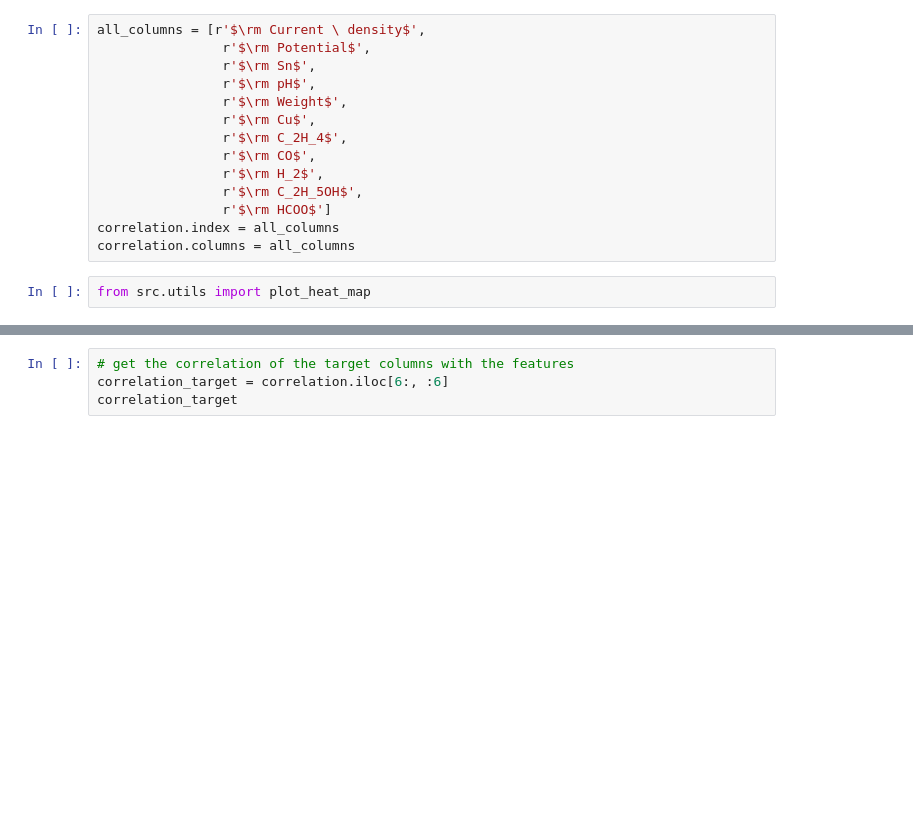
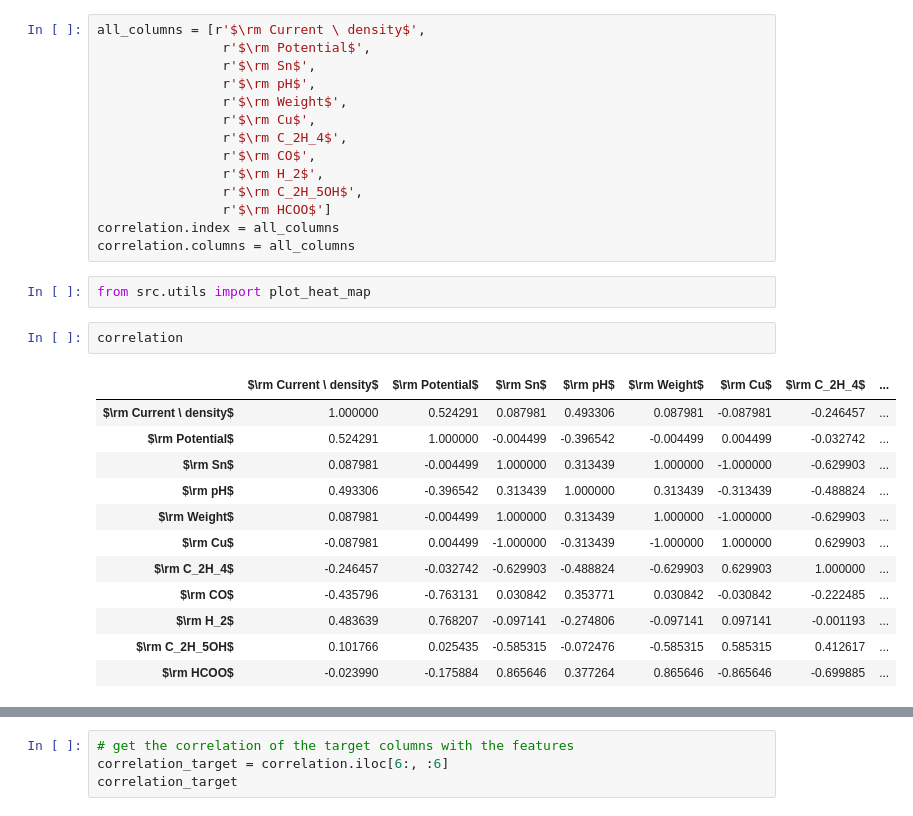
Before and after one commit to EnthusiasticTeslim/MLECO2, a Jupyter notebook: data/analyze-data.ipynb, the cells around one changed output, grey strips where cells are left out. Saved outputs shown, nothing was run; the diff lists cells and outputs as text; blank space fills up the shorter version.

```diff
--- a/data/analyze-data.ipynb
+++ b/data/analyze-data.ipynb
@@ -177,5 +172,20 @@ correlation.index = all_columns
 correlation.columns = all_columns
 # %%
 from src.utils import plot_heat_map
+# %%
+correlation
+# %% [output]
+|  | $\rm Current \ density$ | $\rm Potential$ | $\rm Sn$ | $\rm pH$ | $\rm Weight$ | $\rm Cu$ | $\rm C_2H_4$ | ... |
+| $\rm Current \ density$ | 1.000000 | 0.524291 | 0.087981 | 0.493306 | 0.087981 | -0.087981 | -0.246457 | ... |
+| $\rm Potential$ | 0.524291 | 1.000000 | -0.004499 | -0.396542 | -0.004499 | 0.004499 | -0.032742 | ... |
+| $\rm Sn$ | 0.087981 | -0.004499 | 1.000000 | 0.313439 | 1.000000 | -1.000000 | -0.629903 | ... |
+| $\rm pH$ | 0.493306 | -0.396542 | 0.313439 | 1.000000 | 0.313439 | -0.313439 | -0.488824 | ... |
+| $\rm Weight$ | 0.087981 | -0.004499 | 1.000000 | 0.313439 | 1.000000 | -1.000000 | -0.629903 | ... |
+| $\rm Cu$ | -0.087981 | 0.004499 | -1.000000 | -0.313439 | -1.000000 | 1.000000 | 0.629903 | ... |
+| $\rm C_2H_4$ | -0.246457 | -0.032742 | -0.629903 | -0.488824 | -0.629903 | 0.629903 | 1.000000 | ... |
+| $\rm CO$ | -0.435796 | -0.763131 | 0.030842 | 0.353771 | 0.030842 | -0.030842 | -0.222485 | ... |
+| $\rm H_2$ | 0.483639 | 0.768207 | -0.097141 | -0.274806 | -0.097141 | 0.097141 | -0.001193 | ... |
+| $\rm C_2H_5OH$ | 0.101766 | 0.025435 | -0.585315 | -0.072476 | -0.585315 | 0.585315 | 0.412617 | ... |
+| $\rm HCOO$ | -0.023990 | -0.175884 | 0.865646 | 0.377264 | 0.865646 | -0.865646 | -0.699885 | ... |
 # %%
 # plot_heat_map(data = correlation, compute_corr = False, fig_size = (10, 5), mask=False, save_fig=False, name='general_no_mask')
```
Also changed, not shown: parts of 11 cells of this notebook.
